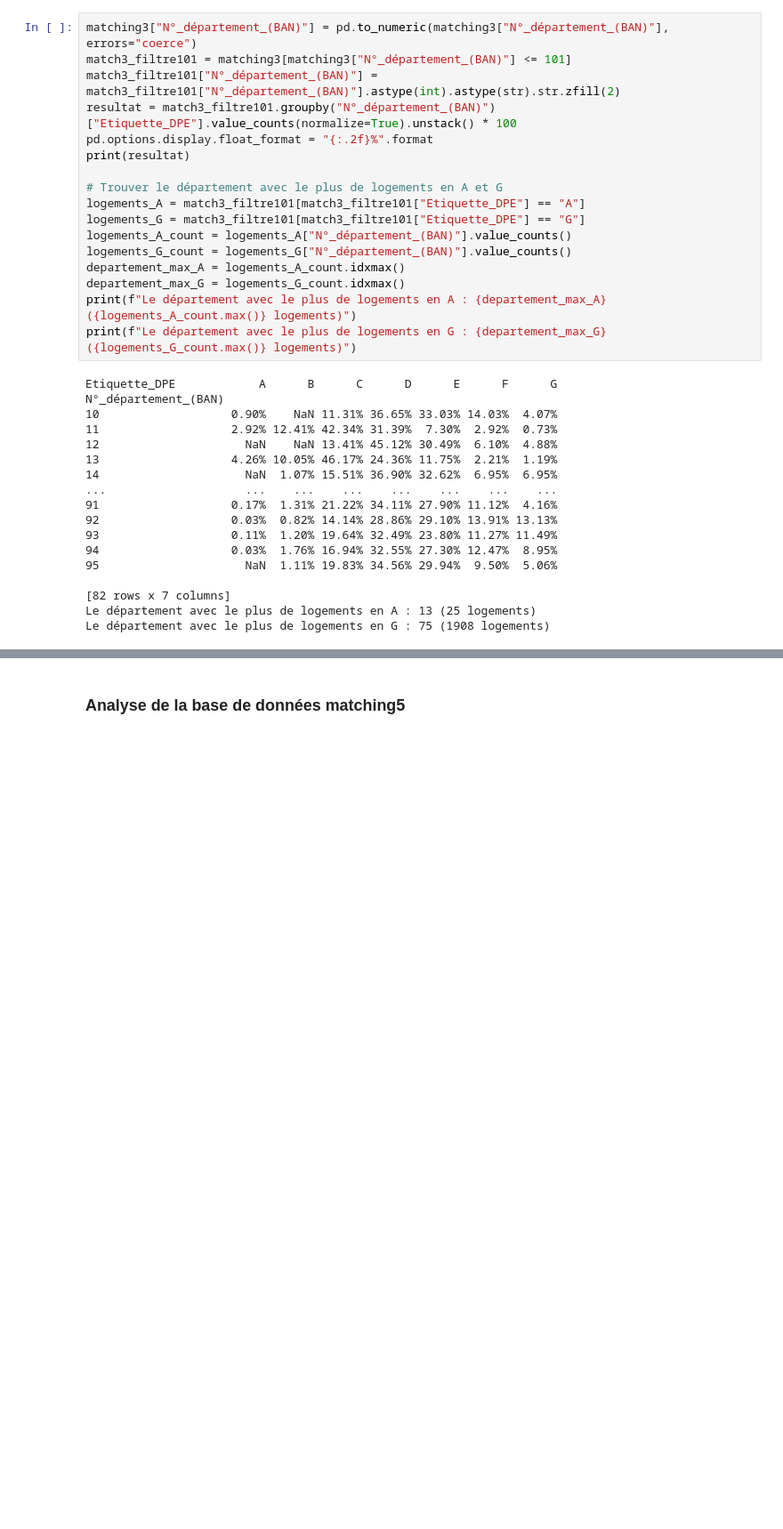
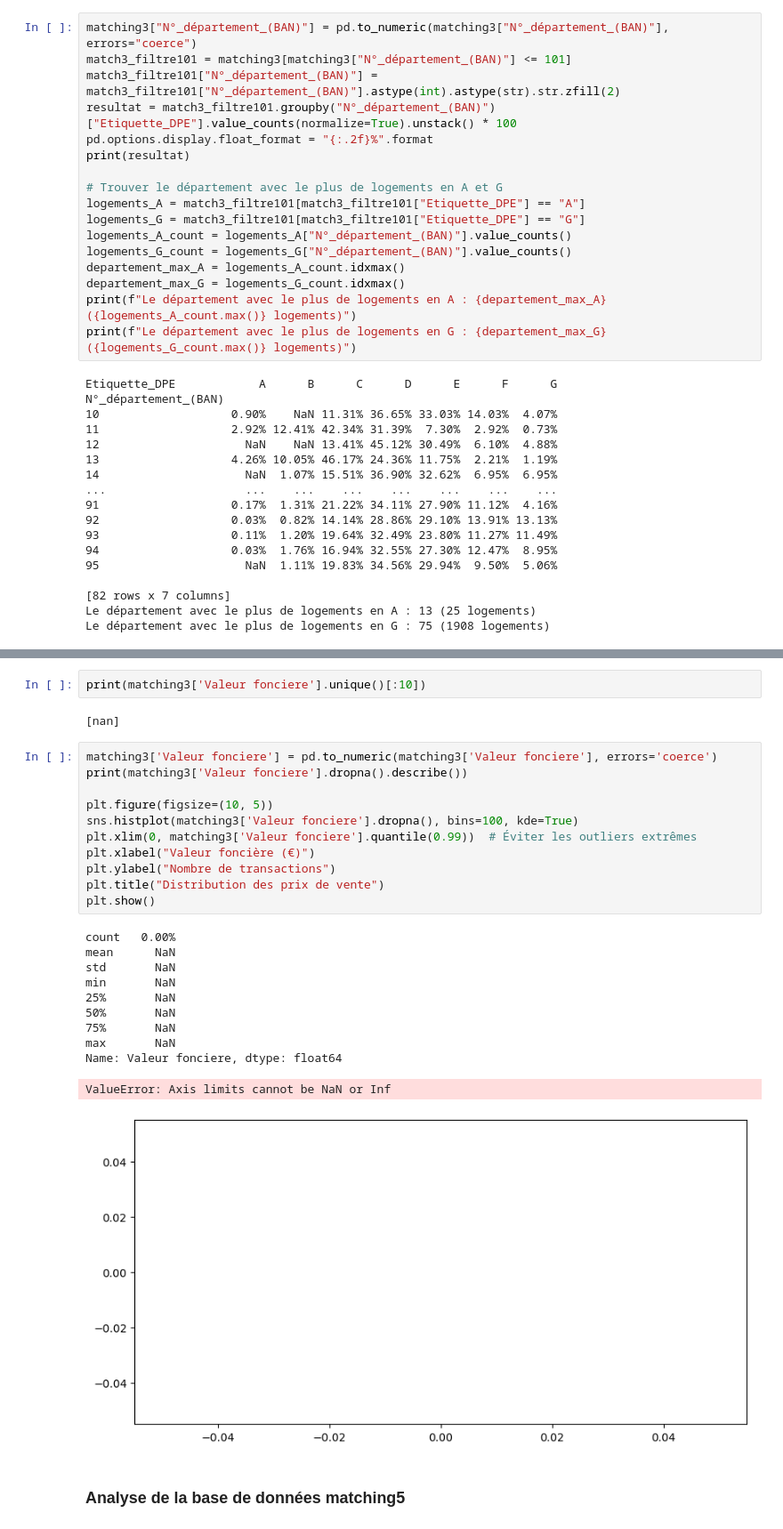
Before and after one commit to isaurepillet/STATAPP, a Jupyter notebook: amrei2.ipynb, the cells around one changed output, grey strips where cells are left out. Shown at 89% size. Cells and saved outputs as stored; diff of their text form; blank space fills up the shorter version.

```diff
--- a/amrei2.ipynb
+++ b/amrei2.ipynb
@@ -126,3 +208,30 @@ IL semble qu'on ait perdu les 9 premiers départements (Ain, Aisne, Allier, )
+# %%
+print(matching3['Valeur fonciere'].unique()[:10])
+# %% [output]
+[nan]
+# %%
+matching3['Valeur fonciere'] = pd.to_numeric(matching3['Valeur fonciere'], errors='coerce')
+print(matching3['Valeur fonciere'].dropna().describe())
+
+plt.figure(figsize=(10, 5))
+sns.histplot(matching3['Valeur fonciere'].dropna(), bins=100, kde=True)
+plt.xlim(0, matching3['Valeur fonciere'].quantile(0.99))  # Éviter les outliers extrêmes
+plt.xlabel("Valeur foncière (€)")
+plt.ylabel("Nombre de transactions")
+plt.title("Distribution des prix de vente")
+plt.show()
+# %% [output]
+count   0.00%
+mean      NaN
+std       NaN
+min       NaN
+25%       NaN
+50%       NaN
+75%       NaN
+max       NaN
+Name: Valeur fonciere, dtype: float64
+ValueError: Axis limits cannot be NaN or Inf
+[figure, added]
 # %% [markdown]
 ### **Analyse de la base de données matching5**
 # %%
```
Also changed, not shown: parts of 5 cells of this notebook, 2 other files.
